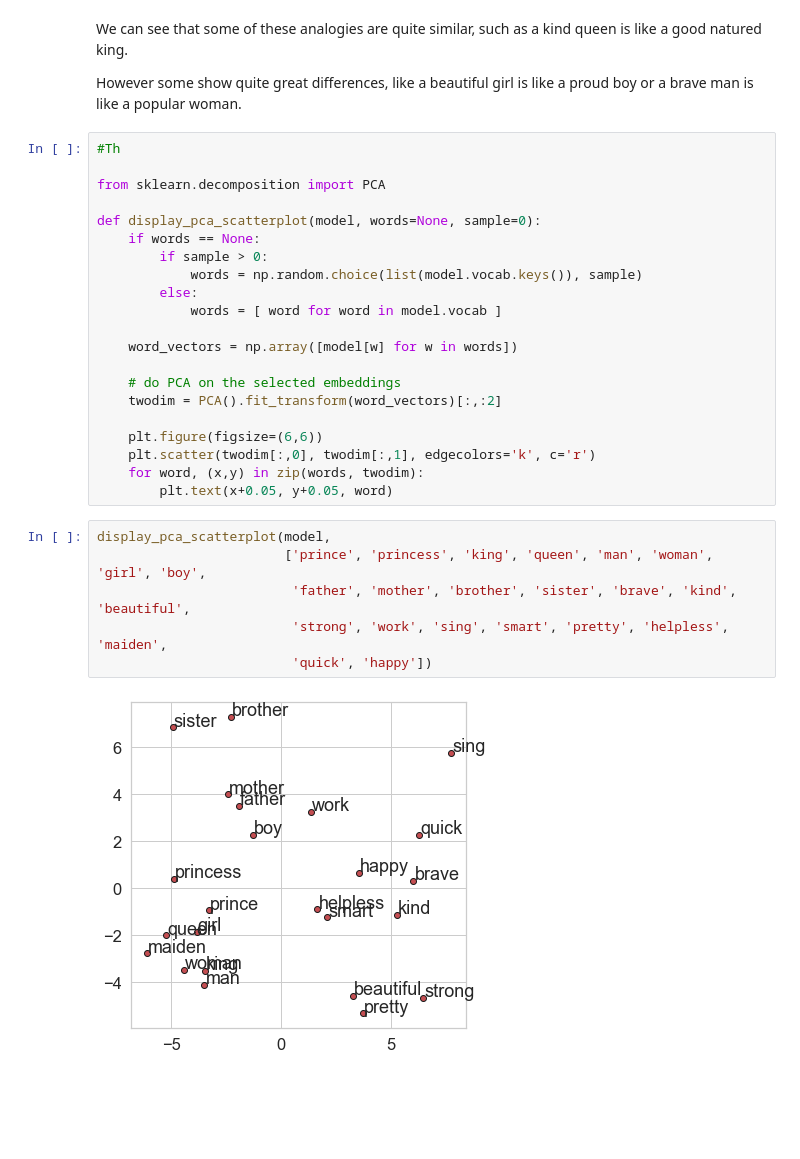
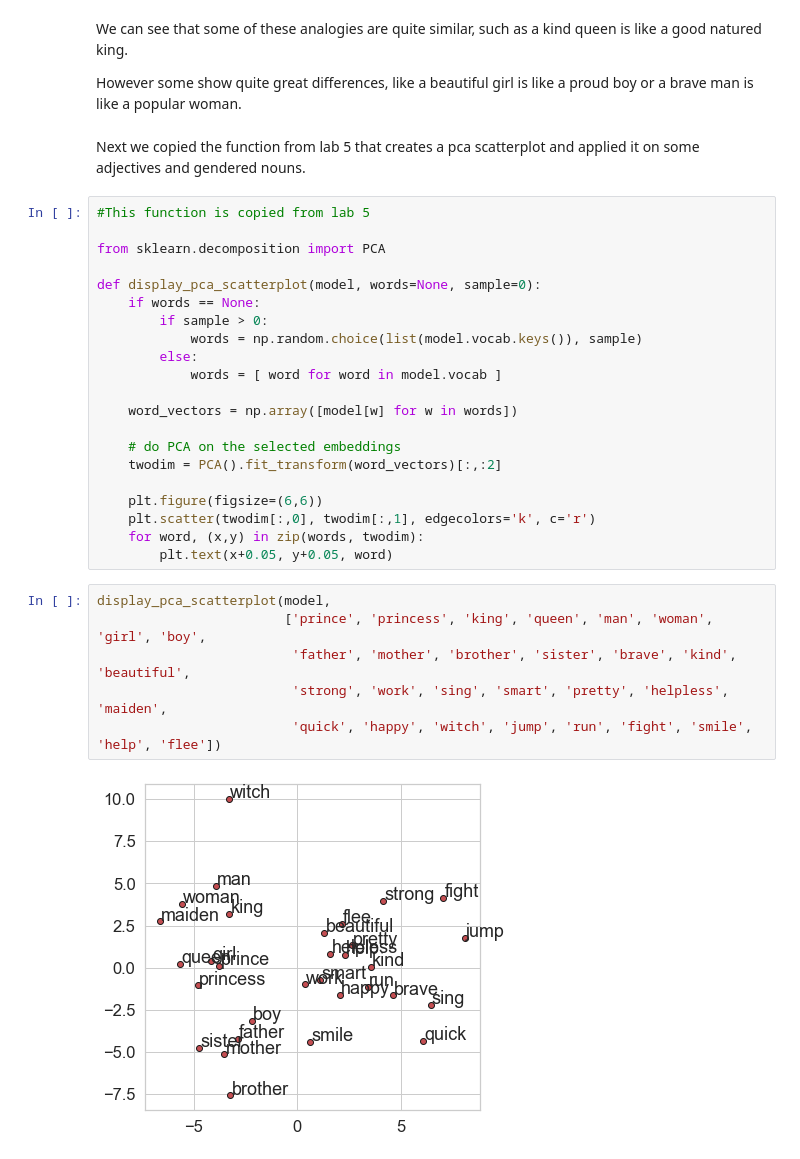
Before and after one commit to lisavangelderen/FairyTale, a Jupyter notebook: codefile.ipynb, the cells around one changed output. Drawn from its saved outputs; the diff is of its cells as text; blank space fills up the shorter version.

```diff
--- a/codefile.ipynb
+++ b/codefile.ipynb
@@ -980,8 +1009,10 @@ analogy("kind","king","queen")
 We can see that some of these analogies are quite similar, such as a kind queen is like a good natured king.
 
 However some show quite great differences, like a beautiful girl is like a proud boy or a brave man is like a popular woman.
+# %% [markdown]
+Next we copied the function from lab 5 that creates a pca scatterplot and applied it on some adjectives and gendered nouns.
 # %%
-#Th
+#This function is copied from lab 5
 
 from sklearn.decomposition import PCA
 
@@ -1004,8 +1035,8 @@ def display_pca_scatterplot(model, words=None, sample=0):
 # %%
 display_pca_scatterplot(model,
                         ['prince', 'princess', 'king', 'queen', 'man', 'woman', 'girl', 'boy',
                          'father', 'mother', 'brother', 'sister', 'brave', 'kind', 'beautiful',
                          'strong', 'work', 'sing', 'smart', 'pretty', 'helpless', 'maiden',
-                         'quick', 'happy'])
+                         'quick', 'happy', 'witch', 'jump', 'run', 'fight', 'smile', 'help', 'flee'])
 # %% [output]
-[figure, old version]
+[figure, new version]
```
Also changed, not shown: parts of 5 cells of this notebook.
